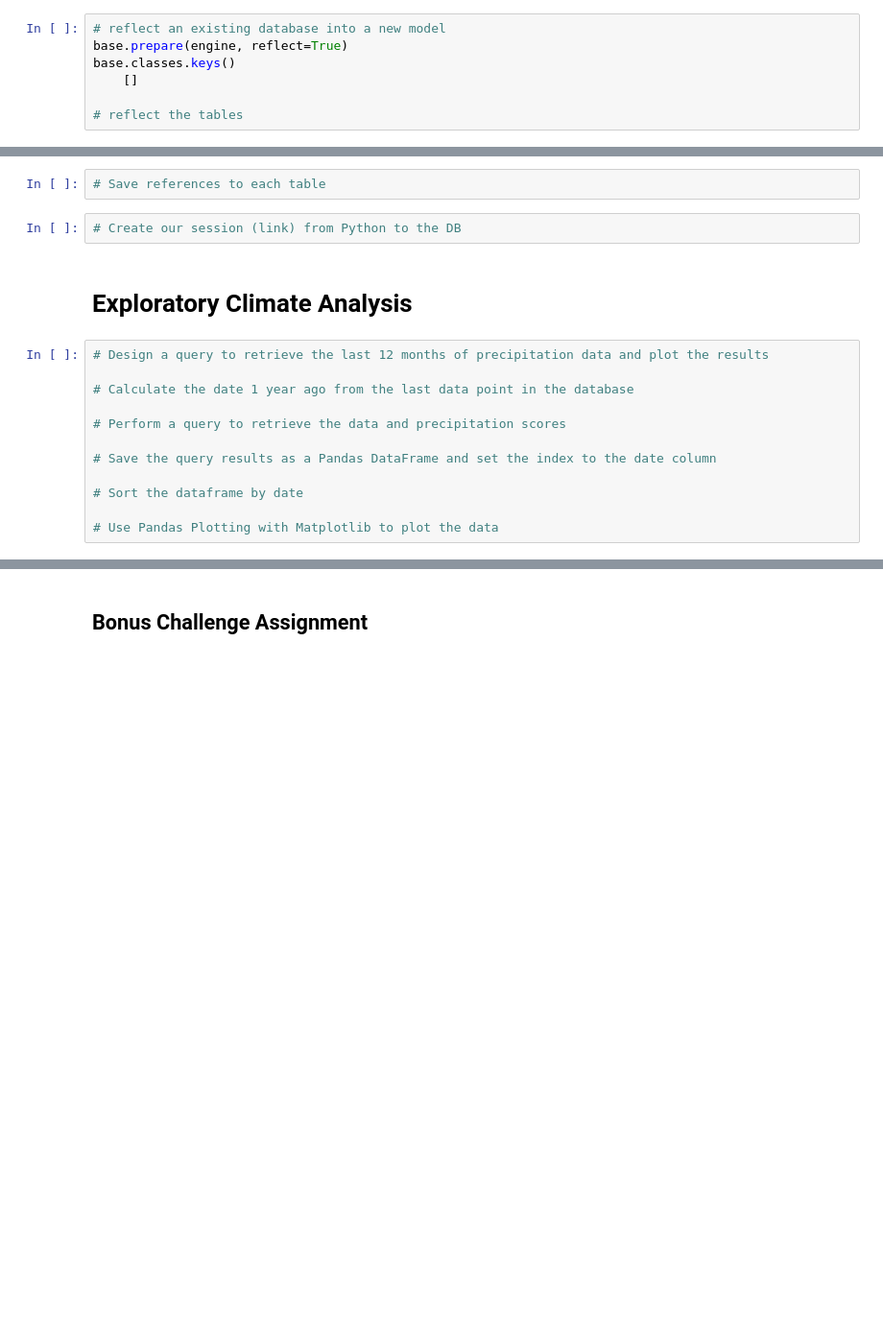
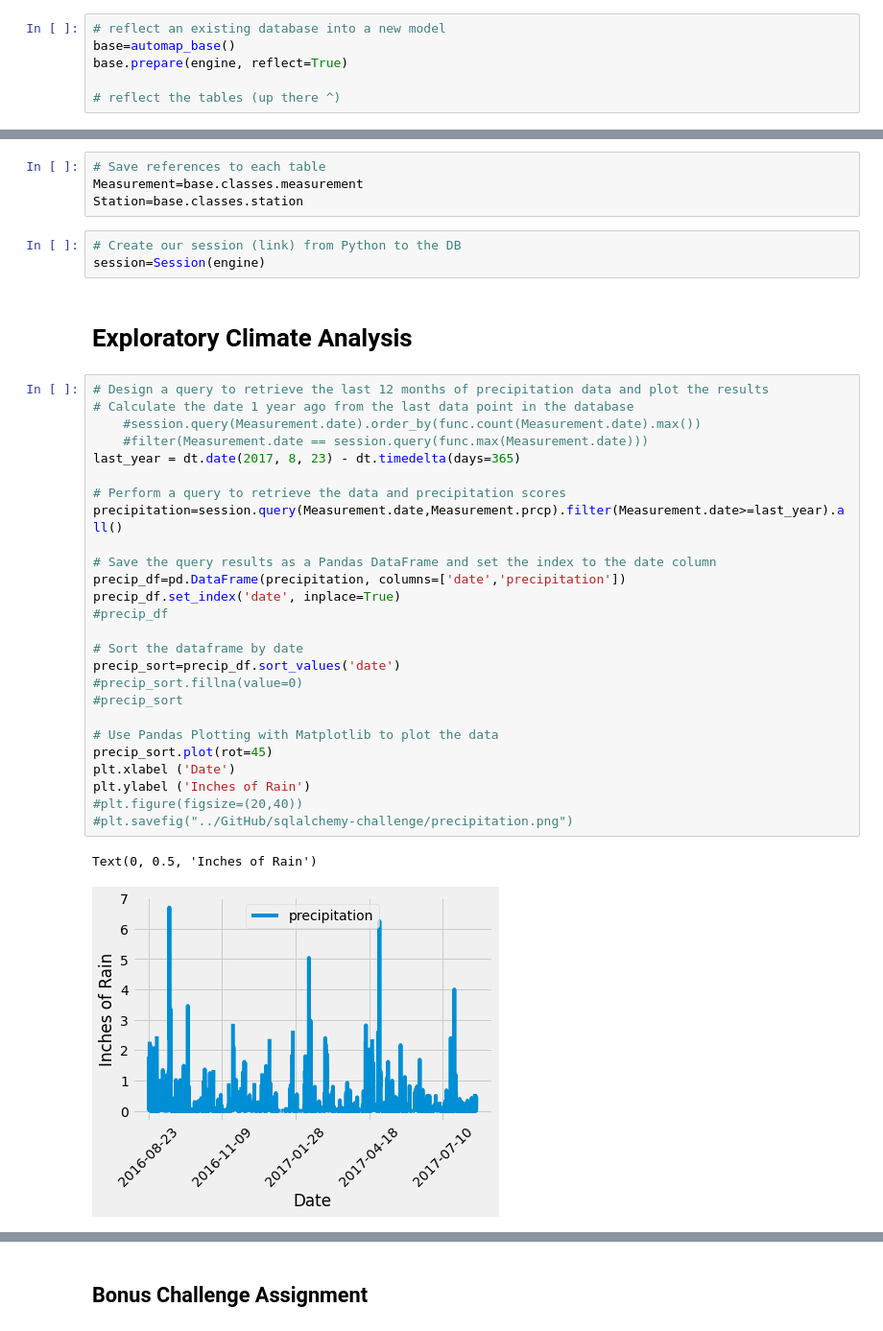
Before and after one commit to sboehm86/sqlalchemy-challenge, a Jupyter notebook: climate_starter.ipynb, the cells around one changed output, grey strips where cells are left out. Shown: that part at 96% size. Drawn from its saved outputs; the diff is of its cells as text; blank space fills up the shorter version.

```diff
--- a/climate_starter.ipynb
+++ b/climate_starter.ipynb
@@ -20,10 +22,9 @@ from sqlalchemy import create_engine, func
 engine = create_engine("sqlite:///Resources/hawaii.sqlite")
 # %%
 # reflect an existing database into a new model
+base=automap_base()
 base.prepare(engine, reflect=True)
-base.classes.keys()
-    []
 
-# reflect the tables
+# reflect the tables (up there ^)
 # %%
 # We can view all of the classes that automap found
@@ -30,20 +34,40 @@ base.classes.keys()
 # %%
 # Save references to each table
+Measurement=base.classes.measurement
+Station=base.classes.station
 # %%
 # Create our session (link) from Python to the DB
+session=Session(engine)
 # %% [markdown]
 # Exploratory Climate Analysis
 # %%
 # Design a query to retrieve the last 12 months of precipitation data and plot the results
-
 # Calculate the date 1 year ago from the last data point in the database
+    #session.query(Measurement.date).order_by(func.count(Measurement.date).max())
+    #filter(Measurement.date == session.query(func.max(Measurement.date)))
+last_year = dt.date(2017, 8, 23) - dt.timedelta(days=365)
 
 # Perform a query to retrieve the data and precipitation scores
+precipitation=session.query(Measurement.date,Measurement.prcp).filter(Measurement.date>=last_year).all()
 
 # Save the query results as a Pandas DataFrame and set the index to the date column
+precip_df=pd.DataFrame(precipitation, columns=['date','precipitation'])
+precip_df.set_index('date', inplace=True)
+#precip_df
 
 # Sort the dataframe by date
+precip_sort=precip_df.sort_values('date')
+#precip_sort.fillna(value=0)
+#precip_sort
 
 # Use Pandas Plotting with Matplotlib to plot the data
+precip_sort.plot(rot=45)
+plt.xlabel ('Date')
+plt.ylabel ('Inches of Rain')
+#plt.figure(figsize=(20,40))
+#plt.savefig("../GitHub/sqlalchemy-challenge/precipitation.png")
+# %% [output]
+Text(0, 0.5, 'Inches of Rain')
+[figure, added]
 # %%
 # Use Pandas to calcualte the summary statistics for the precipitation data
```
Also changed, not shown: parts of 7 cells of this notebook, 2 other files.
